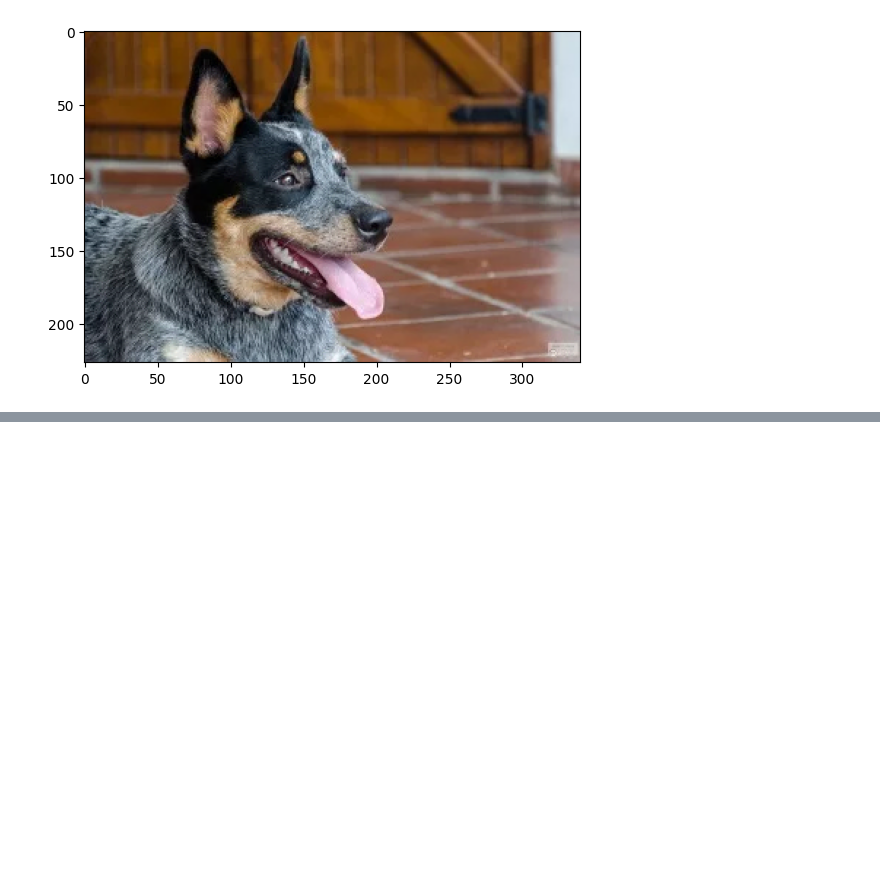
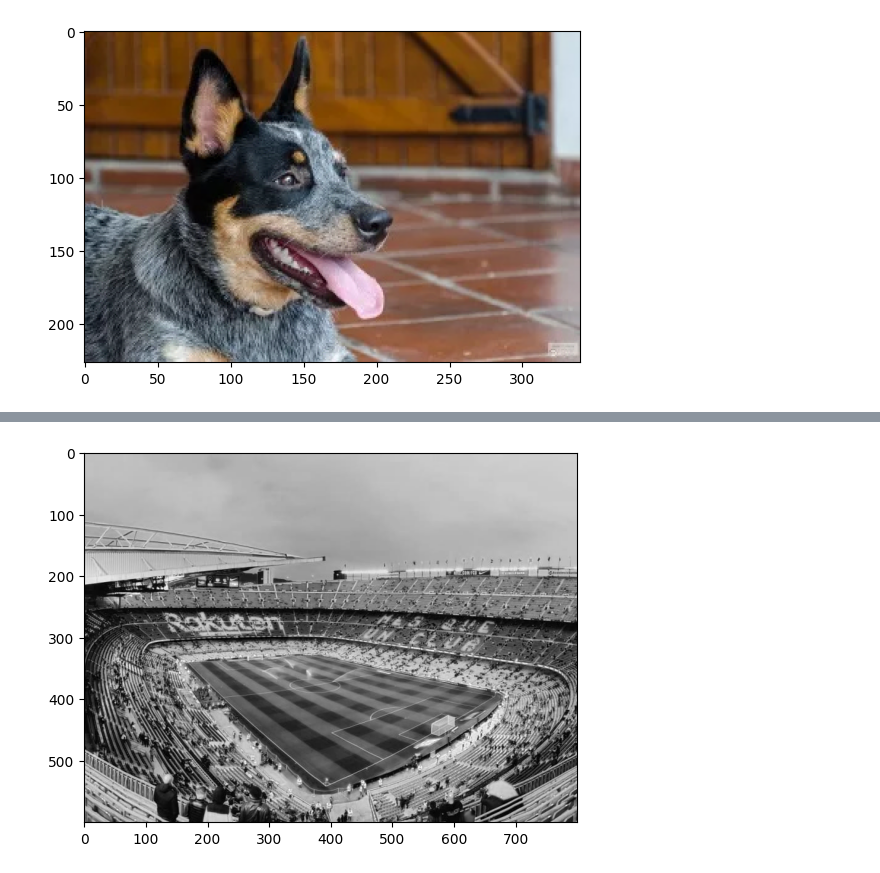
Before and after one commit to sergioguzman27/text_mining_lab1, a Jupyter notebook: laboratorio.ipynb, the cells around one changed output, grey strips where cells are left out. Saved outputs shown, nothing was run; the diff lists cells and outputs as text; code cells hidden in the pictures; blank space fills up the shorter version.

```diff
--- a/laboratorio.ipynb
+++ b/laboratorio.ipynb
@@ -168,0 +200,6 @@ plt.show()
+# %%
+cv2.imwrite('./prueba1_gris_azul.jpg', img_gris_azul)
+plt.imshow(img_gris_azul)
+plt.show()
+# %% [output]
+[figure, added]
```
Also changed, not shown: parts of 6 cells of this notebook, 3 other files.
